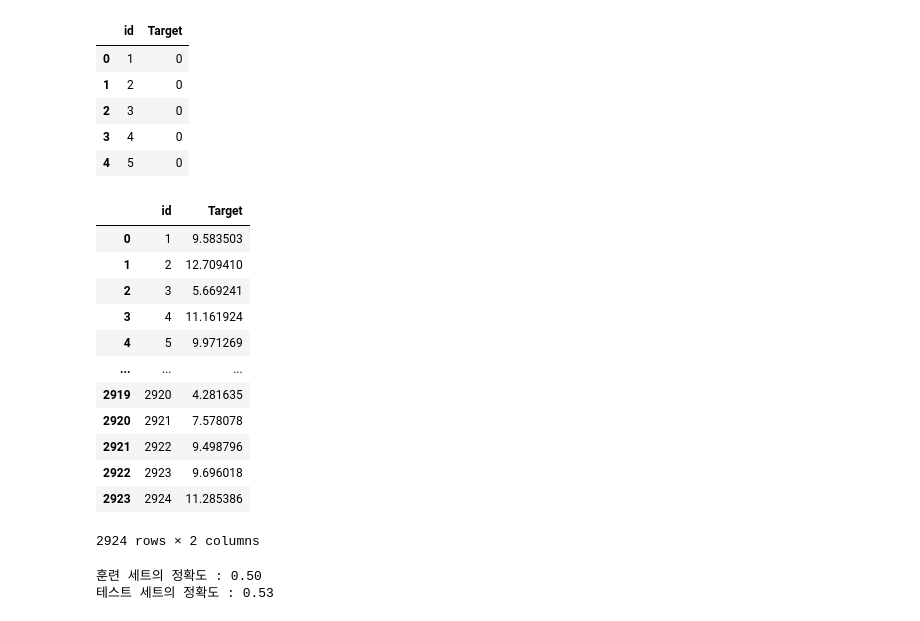
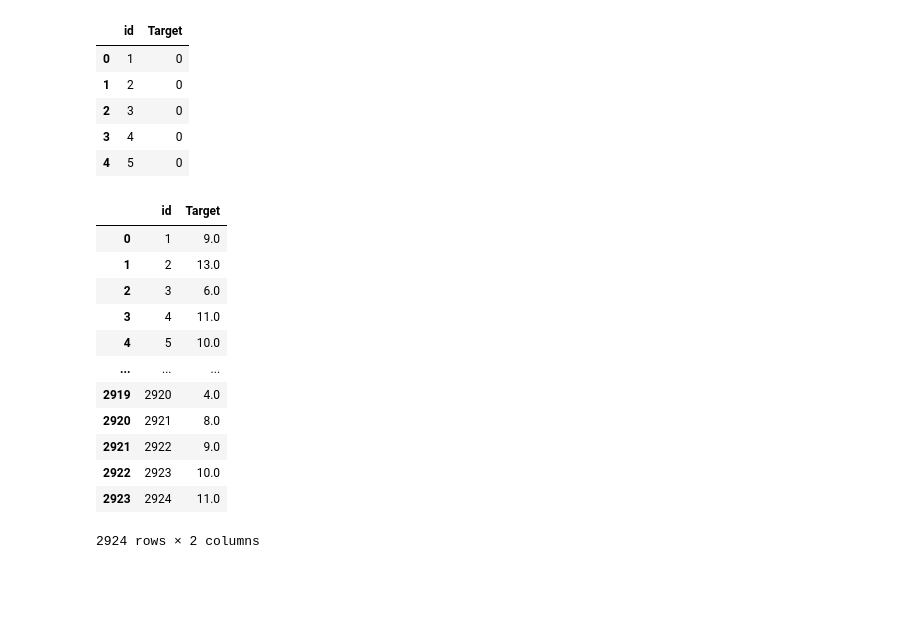
Before and after one commit to ethan528/Python, a Jupyter notebook: 전복 나이 예측 경진대회/전복 나이 예측 경진대회.ipynb, the cells around one changed output. Saved outputs shown, nothing was run; the diff lists cells and outputs as text; code cells hidden in the pictures; blank space fills up the shorter version.

```diff
--- a/전복 나이 예측 경진대회/전복 나이 예측 경진대회.ipynb
+++ b/전복 나이 예측 경진대회/전복 나이 예측 경진대회.ipynb
@@ -444,40 +443,23 @@ submission.head()
 | 3 | 4 | 0 |
 | 4 | 5 | 0 |
 # %%
-submission['Target'] = prediction
+submission['Target'] = np.round(prediction)
 
 # 데이터가 잘 들어갔는지 확인합니다
 submission
 # %% [output]
 |  | id | Target |
-| 0 | 1 | 9.583503 |
-| 1 | 2 | 12.709410 |
-| 2 | 3 | 5.669241 |
-| 3 | 4 | 11.161924 |
-| 4 | 5 | 9.971269 |
+| 0 | 1 | 9.0 |
+| 1 | 2 | 13.0 |
+| 2 | 3 | 6.0 |
+| 3 | 4 | 11.0 |
+| 4 | 5 | 10.0 |
 | ... | ... | ... |
-| 2919 | 2920 | 4.281635 |
-| 2920 | 2921 | 7.578078 |
-| 2921 | 2922 | 9.498796 |
-| 2922 | 2923 | 9.696018 |
-| 2923 | 2924 | 11.285386 |
+| 2919 | 2920 | 4.0 |
+| 2920 | 2921 | 8.0 |
+| 2921 | 2922 | 9.0 |
+| 2922 | 2923 | 10.0 |
+| 2923 | 2924 | 11.0 |
 2924 rows × 2 columns
 # %%
 submission.to_csv('submit_sv.csv', index=False)
-# %%
-from sklearn.linear_model import Ridge
-
-from sklearn.model_selection import train_test_split
-
-
-X_train, X_test, y_train, y_test = train_test_split(train_x, train_y, random_state=156)
-
-
-ridge = Ridge(alpha=0.05).fit(X_train, y_train)
-
-
-print("훈련 세트의 정확도 : {:.2f}".format(ridge.score(X_train,y_train)))
-print("테스트 세트의 정확도 : {:.2f}".format(ridge.score(X_test,y_test)))
-# %% [output]
-훈련 세트의 정확도 : 0.50
-테스트 세트의 정확도 : 0.53
```
Also changed, not shown: parts of 7 cells of this notebook, 3 other files.
